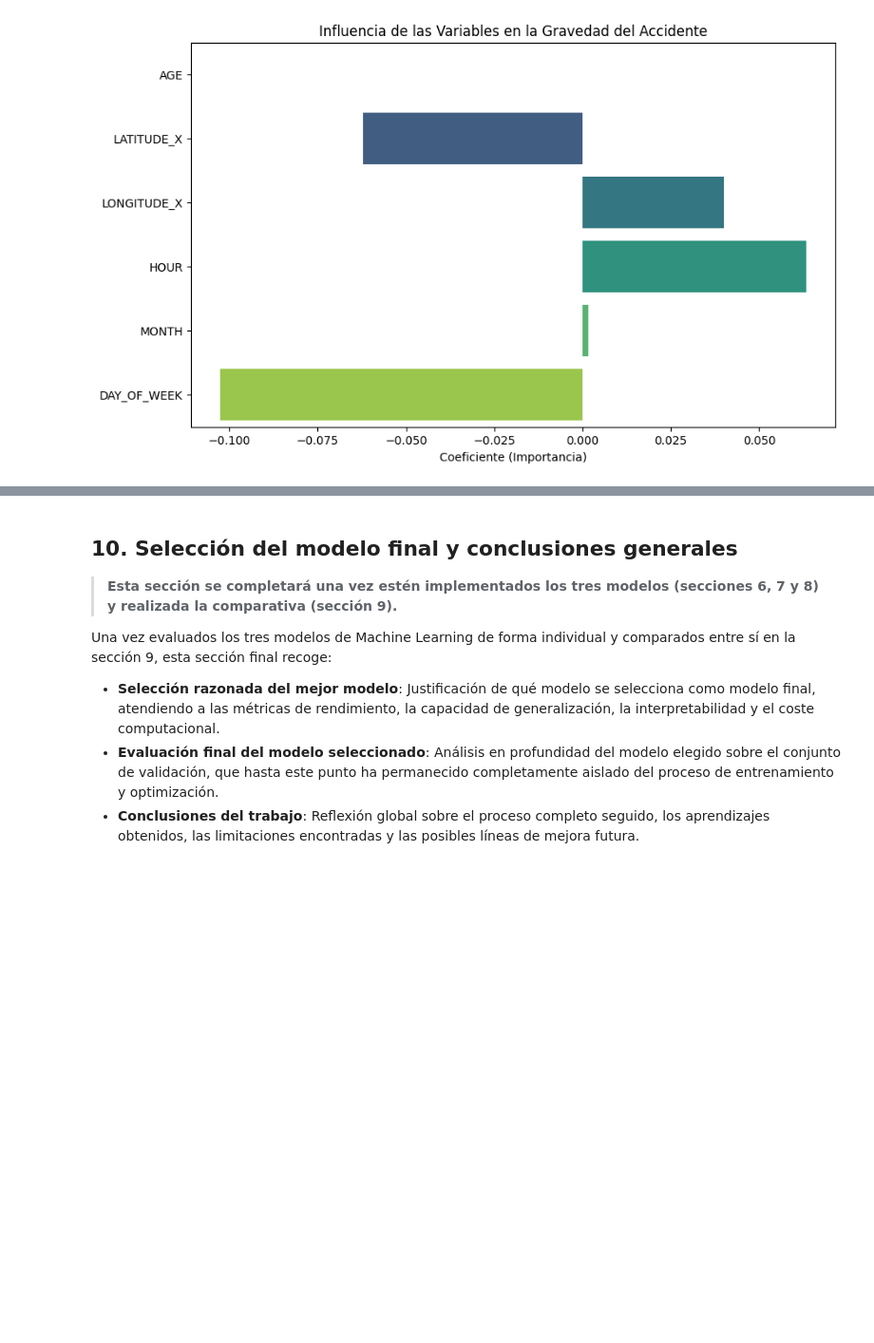
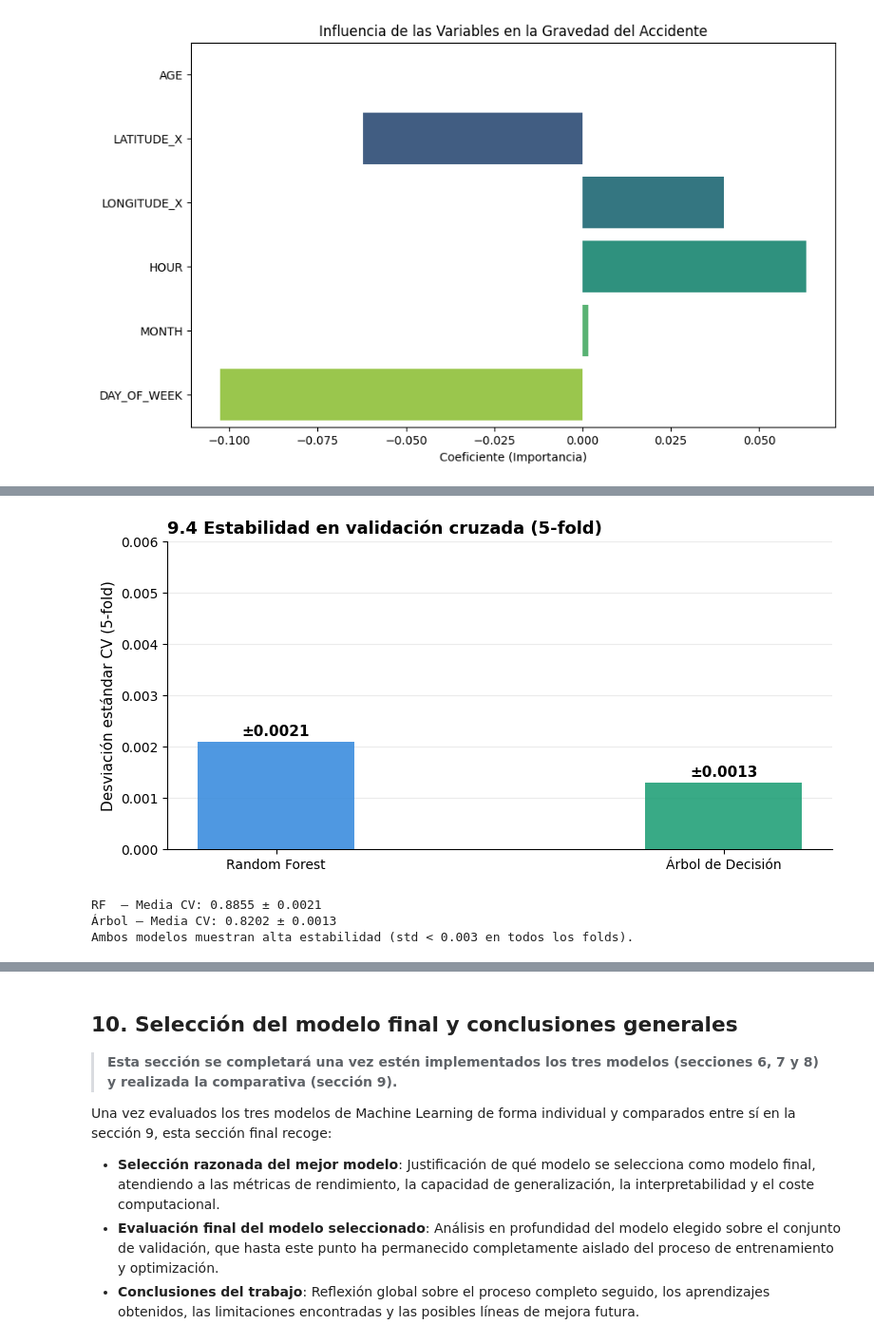
Before and after one commit to beirasmm/aprendizaxe_automatico, a Jupyter notebook: notebook.ipynb, the cells around one changed output, grey strips where cells are left out. Shown at 95% size. Saved outputs shown, nothing was run; the diff lists cells and outputs as text; code cells hidden in the pictures; blank space fills up the shorter version.

```diff
--- a/notebook.ipynb
+++ b/notebook.ipynb
@@ -1781,0 +1957,34 @@ Los resultados de esta comparativa orientarán la **selección del modelo final*
+# %%
+# ── 9.4 Análisis de estabilidad — desv. std. validación cruzada ──────
+fig, ax = plt.subplots(figsize=(8, 4))
+
+cv_vals = [cv_std[0], cv_std[1]]
+bars_cv = ax.bar(mod_comp, cv_vals, color=cols_comp, width=0.35, zorder=3, alpha=0.88)
+
+for bar, v in zip(bars_cv, cv_vals):
+    ax.text(bar.get_x() + bar.get_width()/2, bar.get_height() + 0.00005,
+            f'±{v:.4f}', ha='center', va='bottom', fontsize=11, fontweight='bold')
+
+# Fold scores individuales (barras de error)
+cv_means = [0.8855, 0.8202]
+ax.errorbar(mod_comp, cv_means, yerr=cv_vals,
+            fmt='none', ecolor='#2C2C2A', elinewidth=1.5, capsize=8, zorder=4)
+
+ax.set_ylabel('Desviación estándar CV (5-fold)', fontsize=11)
+ax.set_title('9.4 Estabilidad en validación cruzada (5-fold)',
+             fontweight='bold', fontsize=13, loc='left')
+ax.set_ylim(0, 0.006)
+ax.grid(axis='y', alpha=0.25)
+ax.spines[['top', 'right']].set_visible(False)
+
+plt.tight_layout()
+plt.savefig('comparativa_estabilidad.png', dpi=150, bbox_inches='tight')
+plt.show()
+print(f"RF  — Media CV: {cv_means[0]:.4f} ± {cv_vals[0]:.4f}")
+print(f"Árbol — Media CV: {cv_means[1]:.4f} ± {cv_vals[1]:.4f}")
+print("Ambos modelos muestran alta estabilidad (std < 0.003 en todos los folds).")
+# %% [output]
+[figure, added]
+RF  — Media CV: 0.8855 ± 0.0021
+Árbol — Media CV: 0.8202 ± 0.0013
+Ambos modelos muestran alta estabilidad (std < 0.003 en todos los folds).
```
Also changed, not shown: parts of 8 cells of this notebook.
